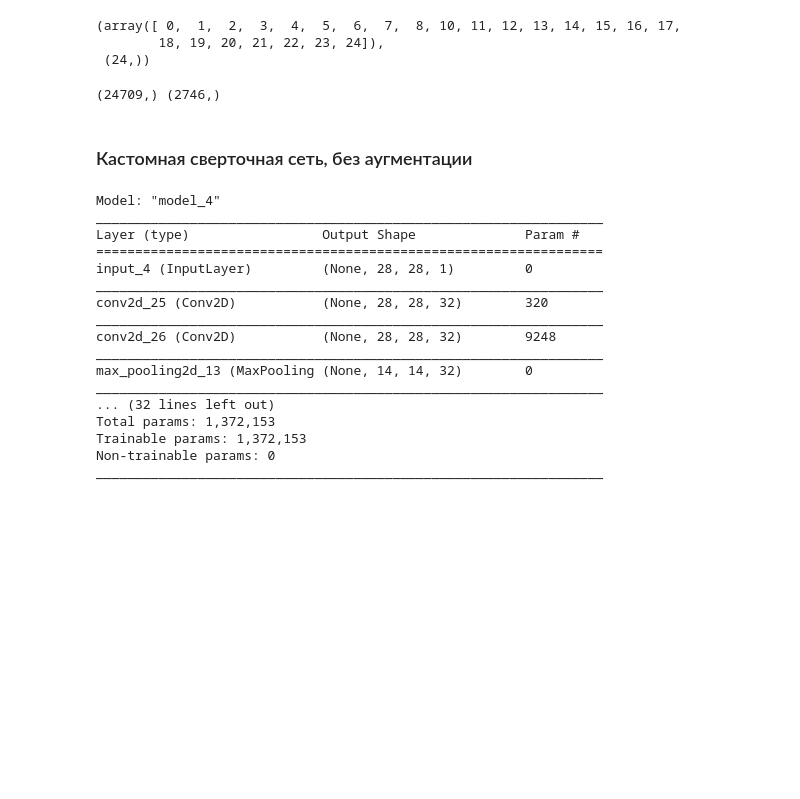
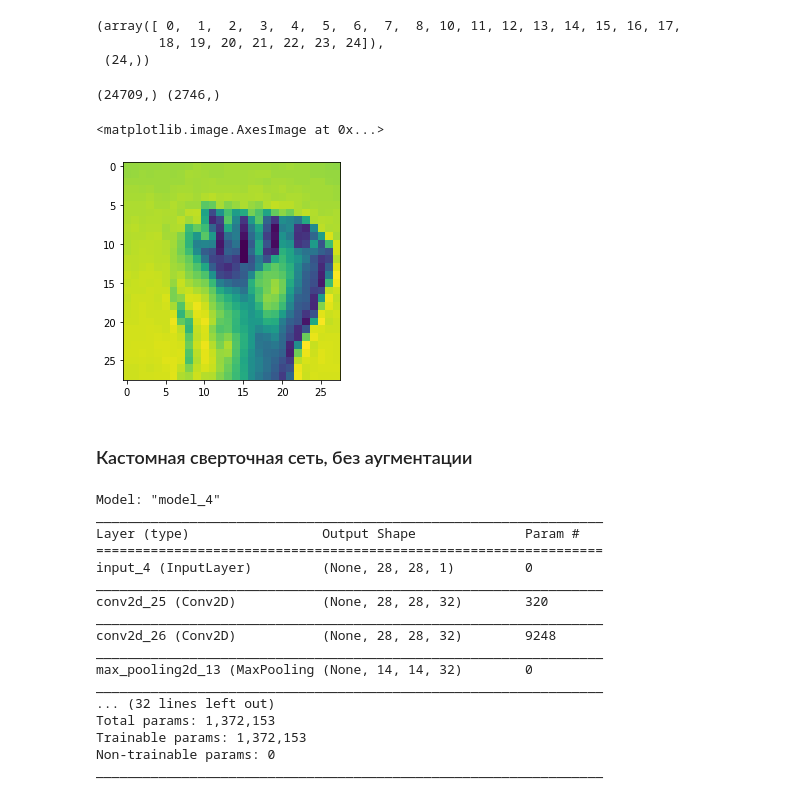
Before and after one commit to prikibak/MO_4sem, a Jupyter notebook: laba6/experimtens.ipynb, the cells around one changed output. Saved outputs shown, nothing was run; the diff lists cells and outputs as text; code cells hidden in the pictures; blank space fills up the shorter version.

Commit message:
show images fro laba 6

```diff
--- a/laba6/experimtens.ipynb
+++ b/laba6/experimtens.ipynb
@@ -67,6 +68,11 @@ train_images, train_labels = work_images[train_indixes], work_labels[train_indix
 val_images, val_labels = work_images[val_indexes], work_labels[val_indexes]
 # %% [output]
 (24709,) (2746,)
+# %%
+plt.imshow(train_images[0].reshape((28, 28)))
+# %% [output]
+<matplotlib.image.AxesImage at 0x...>
+[figure, added]
 # %% [markdown]
 ### Кастомная сверточная сеть, без аугментации
 # %%
```
Also changed, not shown: parts of 2 cells of this notebook.
